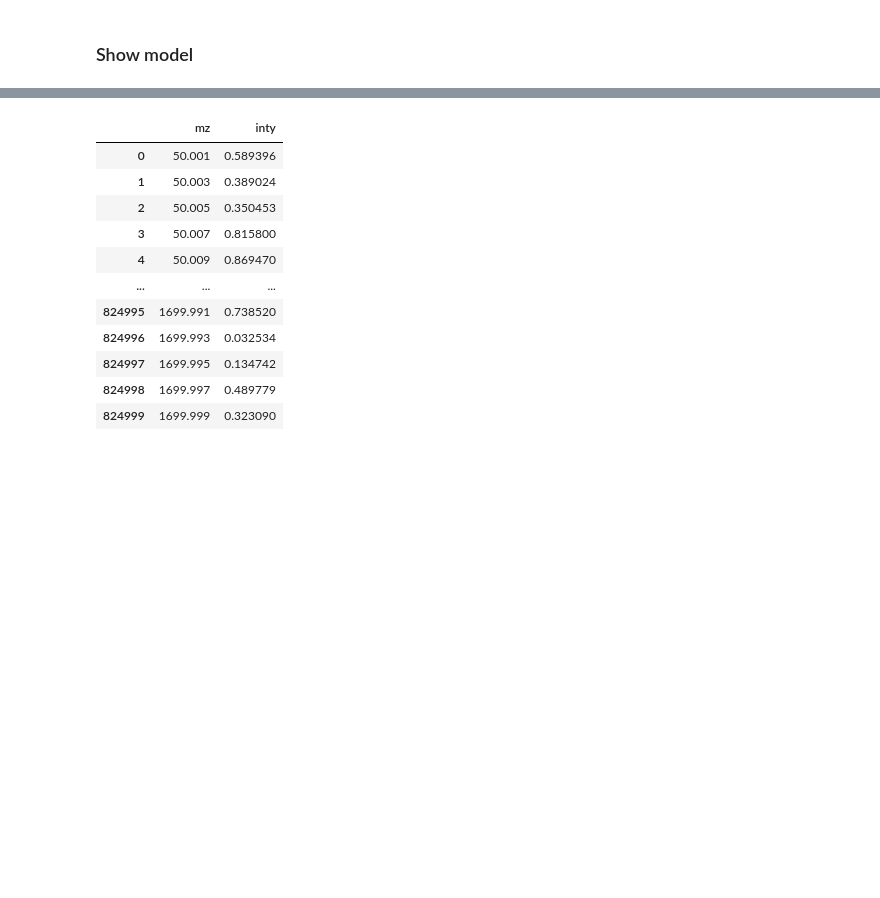
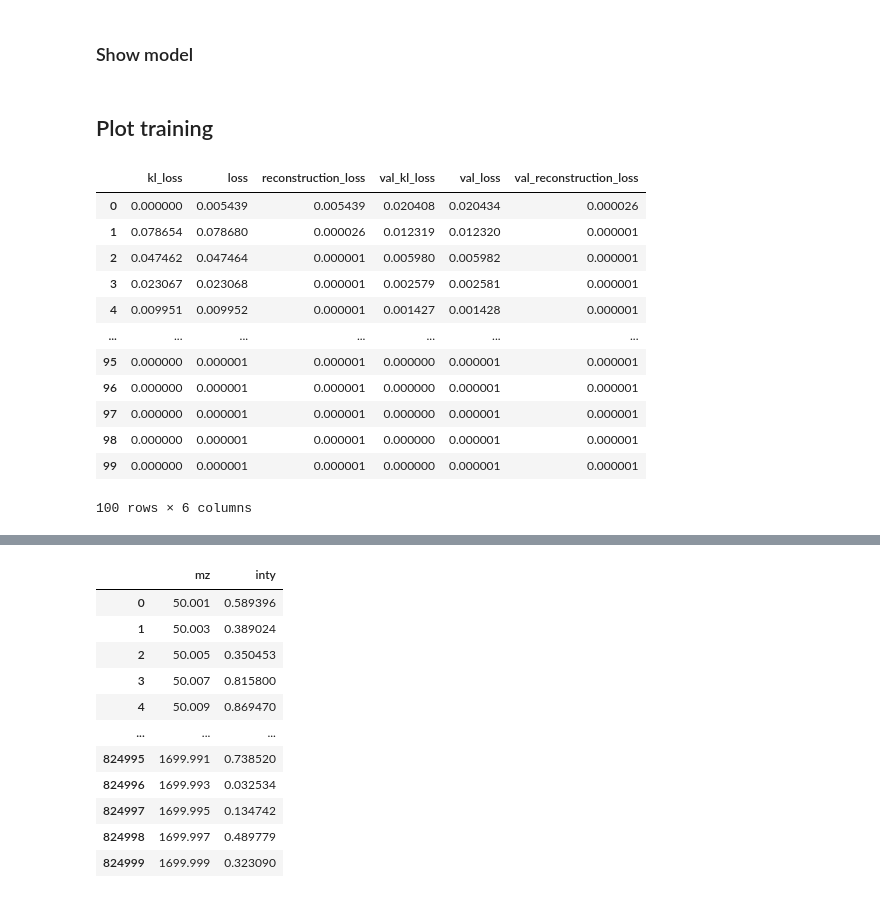
Before and after one commit to JosuaCarl/MStoML, a Jupyter notebook: skripts/VAE/VAE_interpret.ipynb, the cells around one changed output, grey strips where cells are left out. Saved outputs shown, nothing was run; the diff lists cells and outputs as text; code cells hidden in the pictures; blank space fills up the shorter version.

```diff
--- a/skripts/VAE/VAE_interpret.ipynb
+++ b/skripts/VAE/VAE_interpret.ipynb
@@ -116,3 +116,22 @@ keras.utils.model_to_dot(
     show_layer_activations=True,
     show_trainable=True
 )
+# %% [markdown]
+## Plot training
+# %%
+history = pd.read_csv("../../runs/VAE/training/vae_tensorflow_cpu_hm_1/vae_tensorflow_cpu_hm_1.history.tsv", sep="\t", index_col="Unnamed: 0")
+history
+# %% [output]
+|  | kl_loss | loss | reconstruction_loss | val_kl_loss | val_loss | val_reconstruction_loss |
+| 0 | 0.000000 | 0.005439 | 0.005439 | 0.020408 | 0.020434 | 0.000026 |
+| 1 | 0.078654 | 0.078680 | 0.000026 | 0.012319 | 0.012320 | 0.000001 |
+| 2 | 0.047462 | 0.047464 | 0.000001 | 0.005980 | 0.005982 | 0.000001 |
+| 3 | 0.023067 | 0.023068 | 0.000001 | 0.002579 | 0.002581 | 0.000001 |
+| 4 | 0.009951 | 0.009952 | 0.000001 | 0.001427 | 0.001428 | 0.000001 |
+| ... | ... | ... | ... | ... | ... | ... |
+| 95 | 0.000000 | 0.000001 | 0.000001 | 0.000000 | 0.000001 | 0.000001 |
+| 96 | 0.000000 | 0.000001 | 0.000001 | 0.000000 | 0.000001 | 0.000001 |
+| 97 | 0.000000 | 0.000001 | 0.000001 | 0.000000 | 0.000001 | 0.000001 |
+| 98 | 0.000000 | 0.000001 | 0.000001 | 0.000000 | 0.000001 | 0.000001 |
+| 99 | 0.000000 | 0.000001 | 0.000001 | 0.000000 | 0.000001 | 0.000001 |
+100 rows × 6 columns
```
Also changed, not shown: parts of 7 cells of this notebook, 6 other files.
